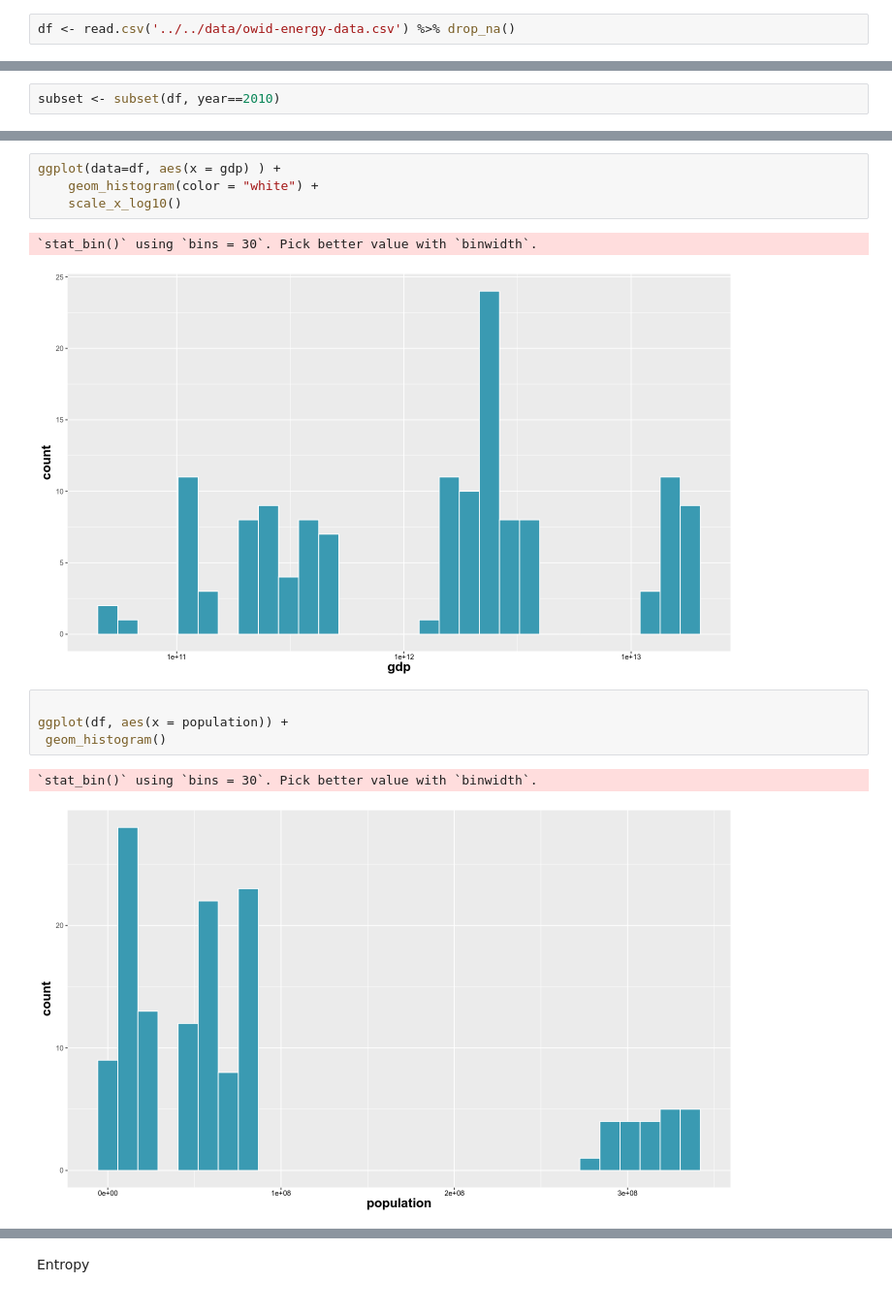
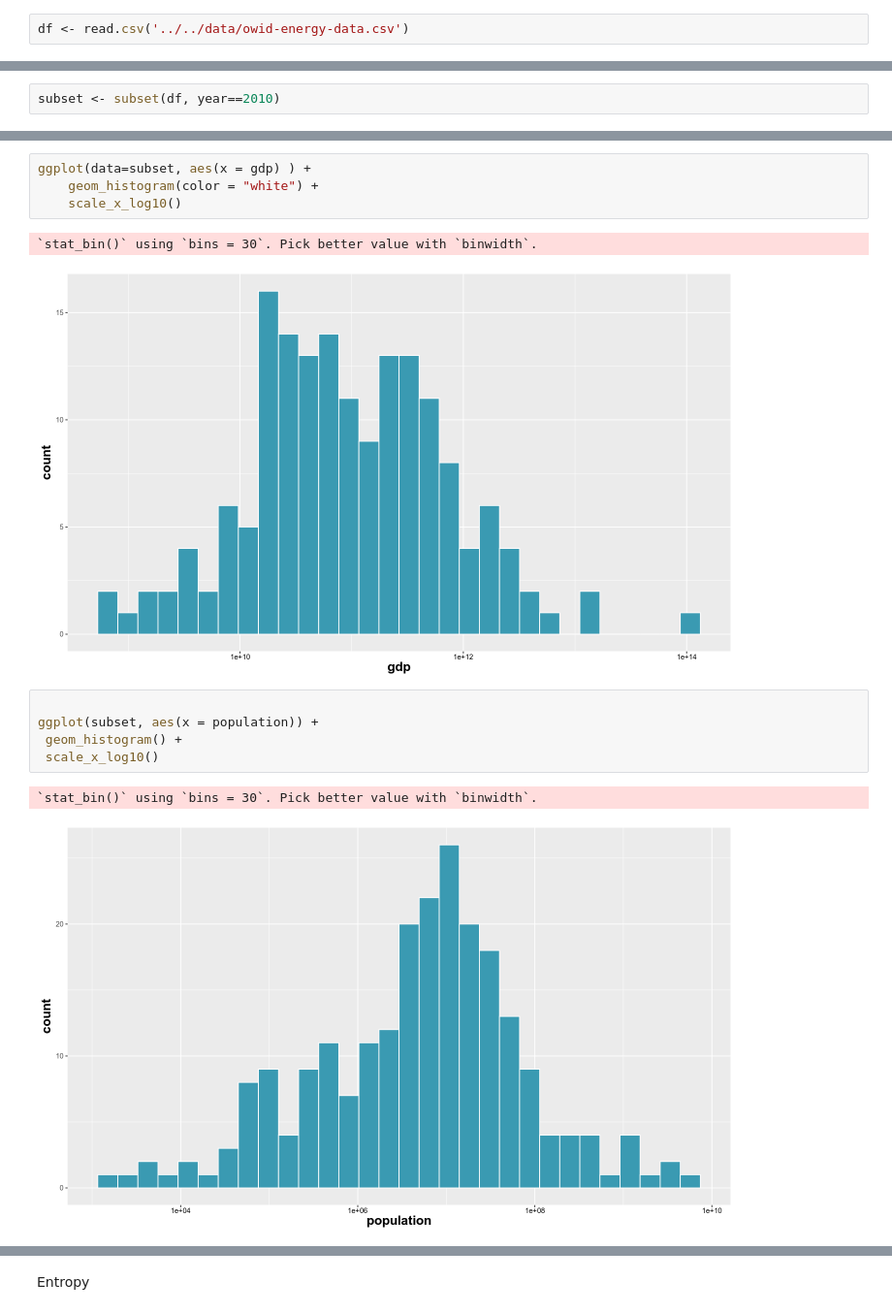
Before and after one commit to jackyeung99/class_exploratory-data-analysis, a Jupyter notebook: projects/final_project/final_project.ipynb, the cells around one changed output, grey strips where cells are left out. Shown at 97% size. Saved outputs shown, nothing was run; the diff lists cells and outputs as text.

```diff
--- a/projects/final_project/final_project.ipynb
+++ b/projects/final_project/final_project.ipynb
@@ -58,7 +45,7 @@ theme_set(ThemeMain)
 # %% [markdown]
 ## Data
 # %%
-df <- read.csv('../../data/owid-energy-data.csv') %>% drop_na()
+df <- read.csv('../../data/owid-energy-data.csv')
 # %%
 head(df)
 # %% [output]
@@ -337,14 +343,15 @@ A data.frame: 8 × 129
 # %%
-ggplot(data=df, aes(x = gdp) ) +
+ggplot(data=subset, aes(x = gdp) ) +
     geom_histogram(color = "white") +
     scale_x_log10()
 # %% [output]
 `stat_bin()` using `bins = 30`. Pick better value with `binwidth`.
-[figure, old version]
+[figure, new version]
 # %%
 
-ggplot(df, aes(x = population)) +
- geom_histogram()
+ggplot(subset, aes(x = population)) +
+ geom_histogram() +
+ scale_x_log10()
 # %% [output]
 `stat_bin()` using `bins = 30`. Pick better value with `binwidth`.
-[figure, old version]
+[figure, new version]
```
Also changed, not shown: parts of 64 cells of this notebook, 9 other files.
